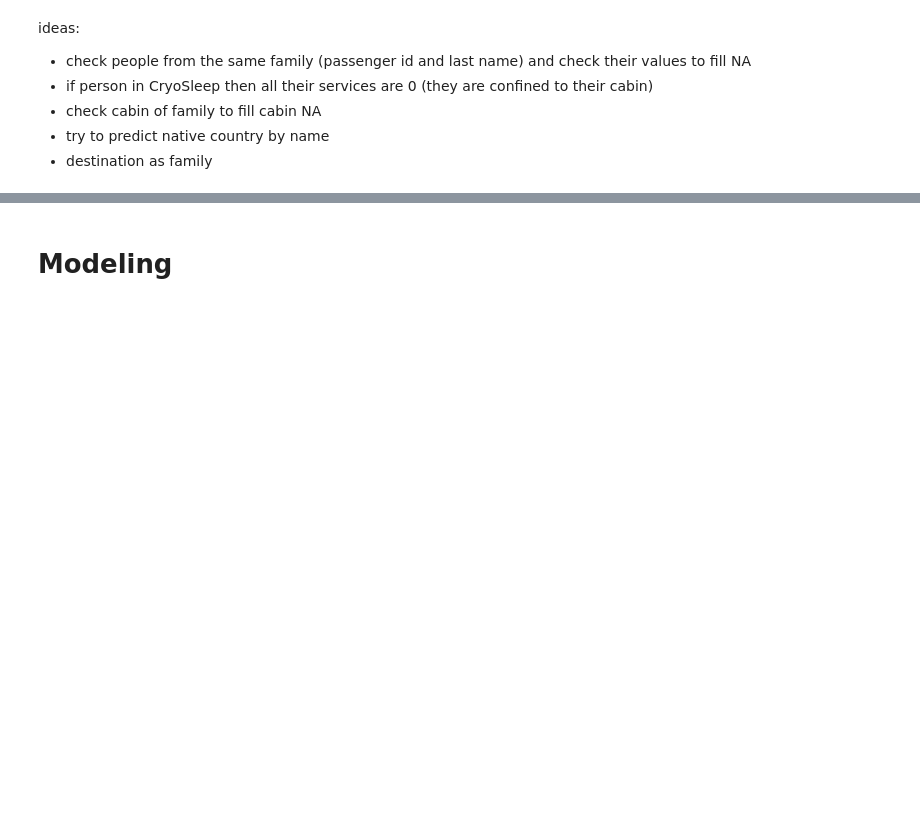
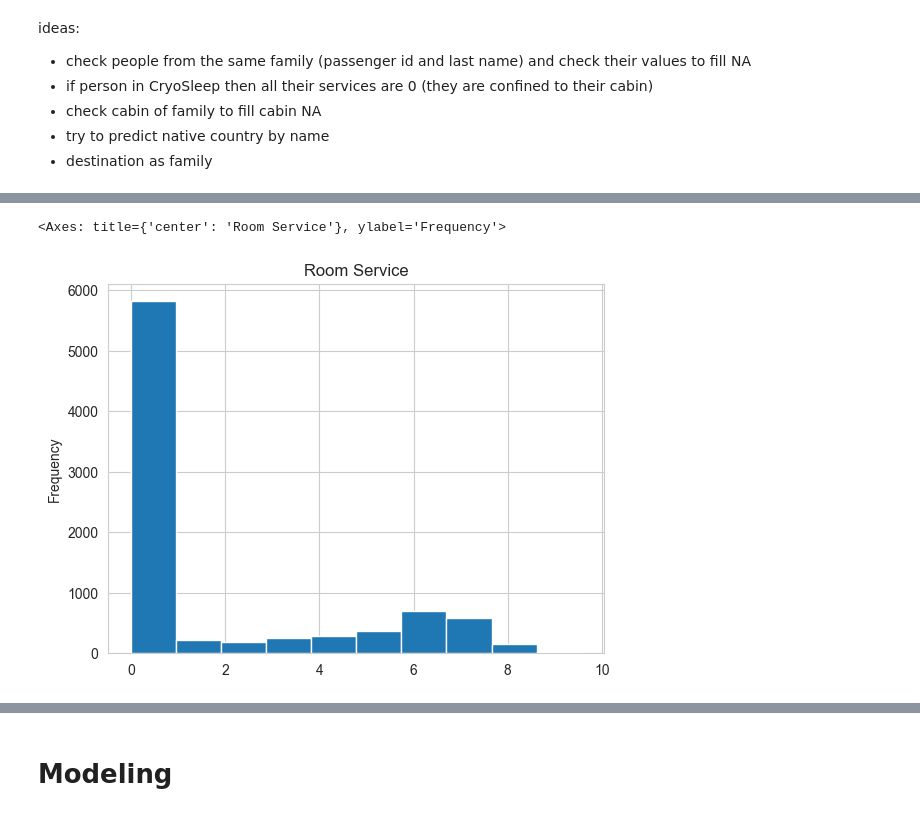
Before and after one commit to KateKorotova/ds_notebooks, a Jupyter notebook: notebooks/spaceship_titanic.ipynb, the cells around one changed output, grey strips where cells are left out. Cells and saved outputs as stored; diff of their text form; code cells hidden in the pictures; blank space fills up the shorter version.

```diff
--- a/notebooks/spaceship_titanic.ipynb
+++ b/notebooks/spaceship_titanic.ipynb
@@ -551,0 +1102,5 @@ f1_score(y_test_org, preds_class)
+# %%
+np.log1p(df_copy['RoomService']).plot(kind='hist', title='Room Service')
+# %% [output]
+<Axes: title={'center': 'Room Service'}, ylabel='Frequency'>
+[figure, added]
```
Also changed, not shown: parts of 167 cells of this notebook, 1 other file.
